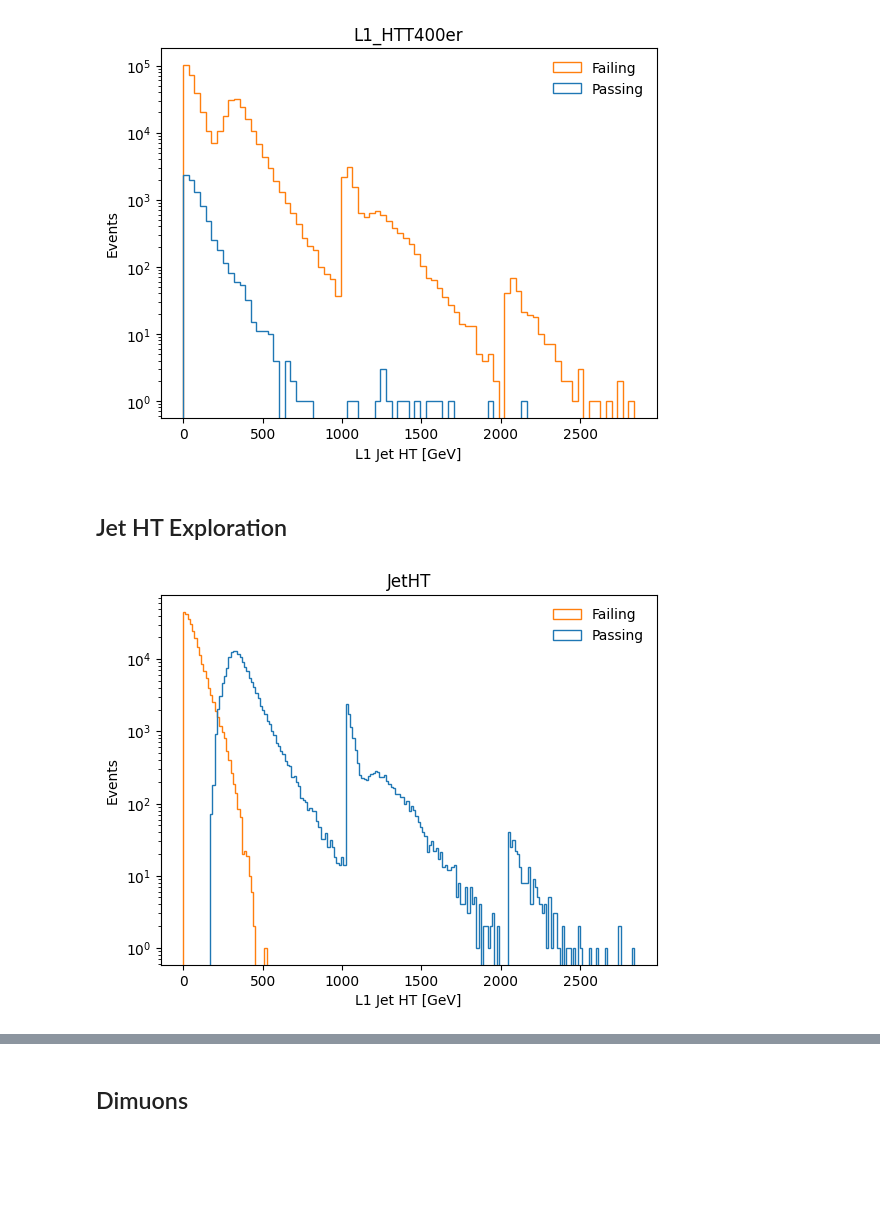
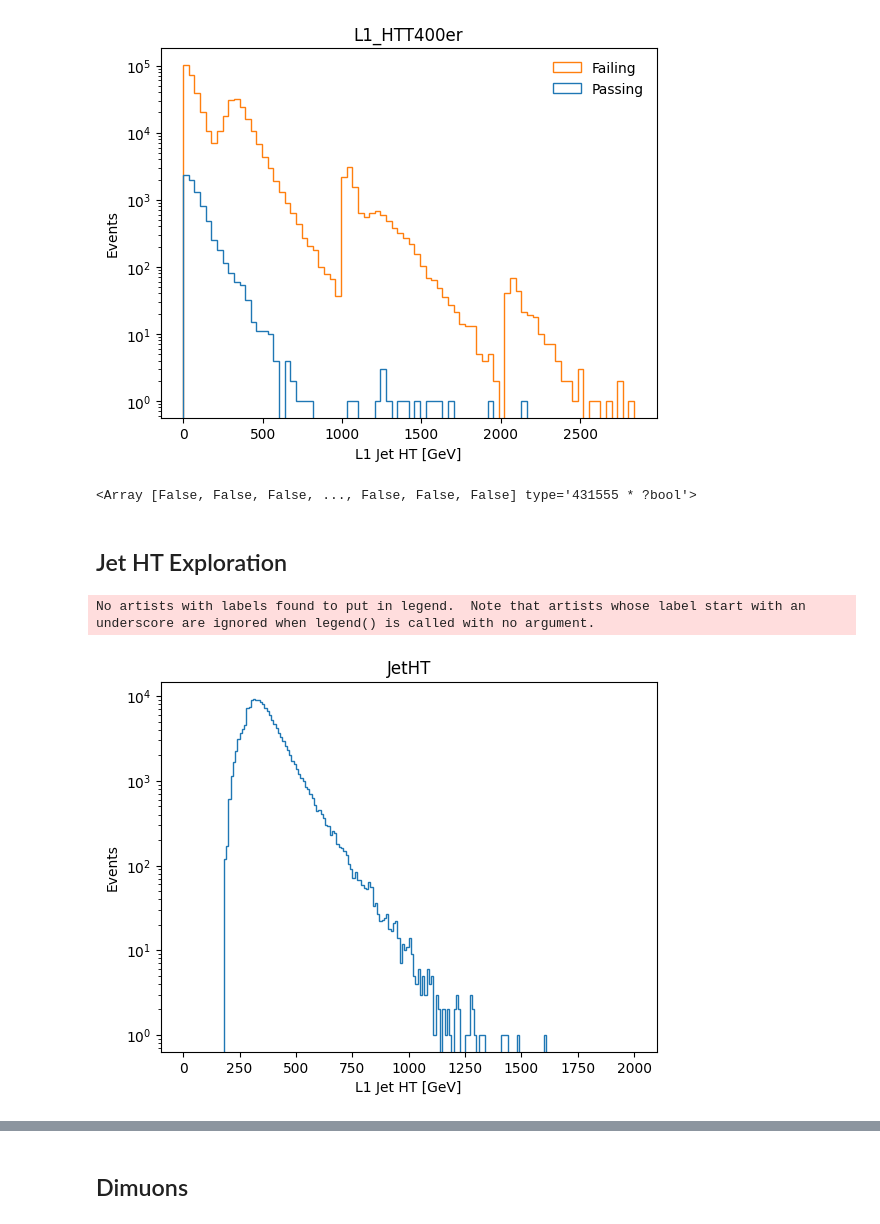
Before and after one commit to AdaCollins01/completed_axol1tl_practice, a Jupyter notebook: 4_getting_started_with_triggers.ipynb, the cells around one changed output, grey strips where cells are left out. Cells and saved outputs as stored; diff of their text form; code cells hidden in the pictures; blank space fills up the shorter version.

```diff
--- a/4_getting_started_with_triggers.ipynb
+++ b/4_getting_started_with_triggers.ipynb
@@ -291,35 +288,52 @@ plt.ylabel("Events")
 plt.show()
 # %% [output]
 [figure]
+# %%
+np.max(jet_pt, axis = 1) >= 1000
+# %% [output]
+<Array [False, False, False, ..., False, False, False] type='431555 * ?bool'>
 # %% [markdown]
 ## Jet HT Exploration
 # %%
-# Looking at things passing JetHT
-# Mask such that only looking at 1st bunch crossing
-jet_bx_0 = events["L1Jet_bx"].array() == 0
+# Calculating Jet HT by hand
+jet_bx_0 = events["L1Jet_bx"].array() == 0 # Bunch crossing mask
 
 # All jet pts
 jet_pt = (events['L1Jet_pt'].array())[jet_bx_0]
+HT_values = []
 
-JetHT = events["DST_PFScouting_JetHT"].array()
-HT_values = np.sum(jet_pt, axis = 1)
+for i in range(len(jet_pt)):
+    jet_pt_np = ak.to_numpy(jet_pt[i])
 
-plt.hist([HT_values[JetHT],
-         HT_values[~JetHT]],
-         #range = (0,2000),
-         bins=200,
-         label=["Passing", "Failing"],
-         histtype='step')
-plt.title("JetHT")
-plt.legend(frameon=False)
-plt.yscale('log')
-plt.xlabel("L1 Jet HT [GeV]")
-plt.ylabel("Events")
-plt.show()
+    if len(jet_pt_np) == 0:
+        HT_values.append(5000) # Any events without pT are put into the 5000 bin --> these will be masked out by JetHT anyways
+    else:
+        if np.max(jet_pt_np) >= 1000:
+            HT_values.append(4000) # If there's a jet with a pT >= 1000, it will get stuck in the 4000 bin
+        else:
+            HT = np.sum(jet_pt_np) # Everything else gets summed on an event-by-event basis
+            HT_values.append(HT)
 
 # Calculating it based on definition
+# remove events w pt > 1000 (fact check!) --> if a jet > 1000ish, HT=2000
-# %% [output]
-[figure, removed]
+# %%
+JetHT = events["DST_PFScouting_JetHT"].array()
+HT_values = np.array(HT_values)
+plt.hist(HT_values[JetHT],
+         bins=200,
+         range = [0,2000],
+         histtype='step')
+plt.title("JetHT")
+plt.legend(frameon=False)
+plt.yscale('log')
+plt.xlabel("L1 Jet HT [GeV]")
+plt.ylabel("Events")
+plt.show()
+
+# There is a peak and a better cascading shape, but still doesn't look exactly right?
+# %% [output]
+No artists with labels found to put in legend.  Note that artists whose label start with an underscore are ignored when legend() is called with no argument.
+[figure, added]
 # %%
 """
 events_trig = events
```
Also changed, not shown: parts of 20 cells of this notebook.
